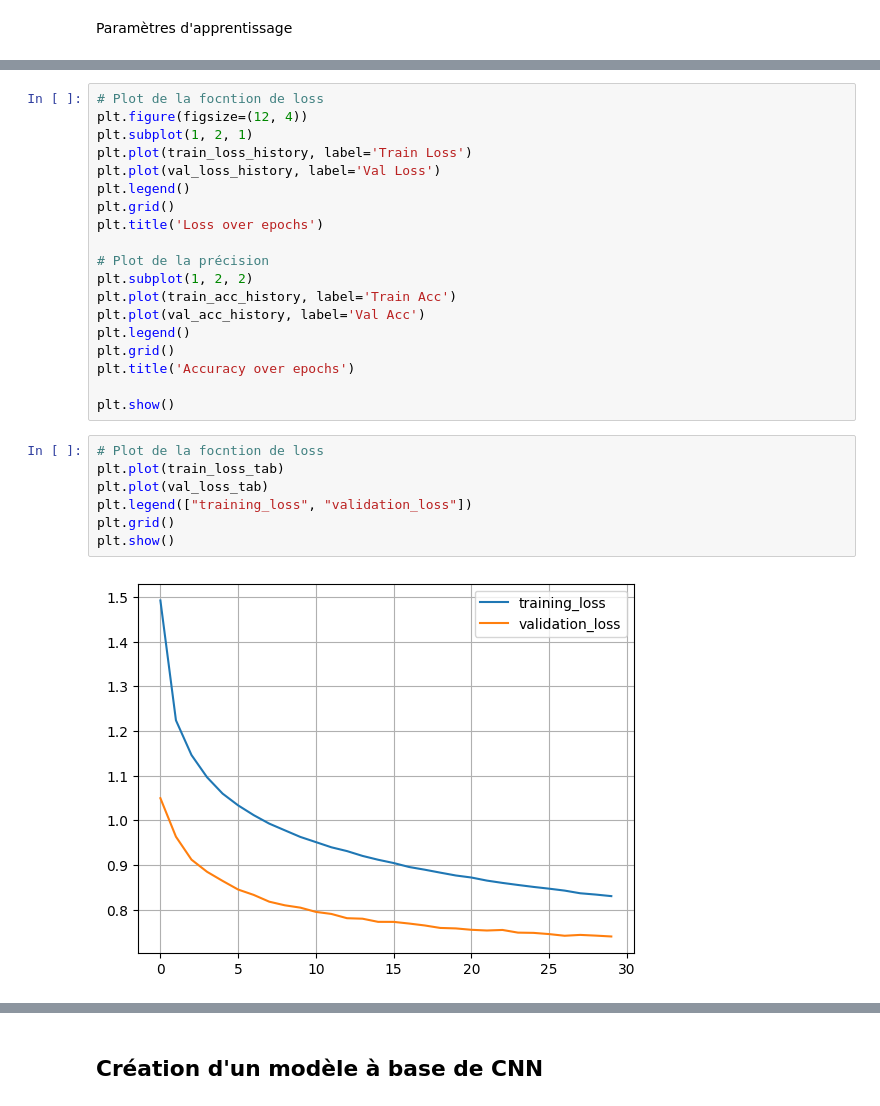
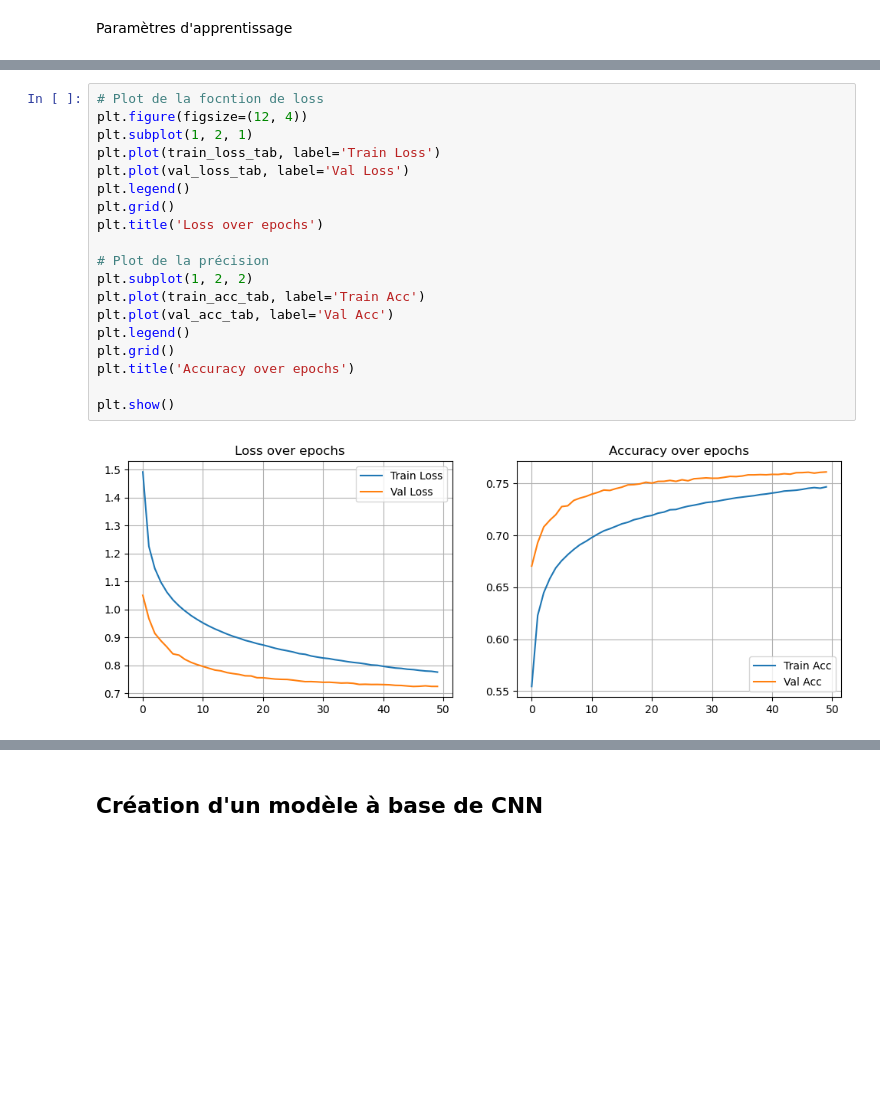
Before and after one commit to 0Pedrh0/Automatic_Speech_Processing, a Jupyter notebook: Projet_3EN_TSI_2025_DNN_TIMIT_Hanni_Benarib_vf.ipynb, the cells around one changed output, grey strips where cells are left out. Saved outputs shown, nothing was run; the diff lists cells and outputs as text; blank space fills up the shorter version.

```diff
--- a/Projet_3EN_TSI_2025_DNN_TIMIT_Hanni_Benarib_vf.ipynb
+++ b/Projet_3EN_TSI_2025_DNN_TIMIT_Hanni_Benarib_vf.ipynb
@@ -325,28 +309,21 @@ saving model with acc 0.756
 # %%
 # Plot de la focntion de loss
 plt.figure(figsize=(12, 4))
 plt.subplot(1, 2, 1)
-plt.plot(train_loss_history, label='Train Loss')
-plt.plot(val_loss_history, label='Val Loss')
+plt.plot(train_loss_tab, label='Train Loss')
+plt.plot(val_loss_tab, label='Val Loss')
 plt.legend()
 plt.grid()
 plt.title('Loss over epochs')
 
 # Plot de la précision
 plt.subplot(1, 2, 2)
-plt.plot(train_acc_history, label='Train Acc')
-plt.plot(val_acc_history, label='Val Acc')
+plt.plot(train_acc_tab, label='Train Acc')
+plt.plot(val_acc_tab, label='Val Acc')
 plt.legend()
 plt.grid()
 plt.title('Accuracy over epochs')
 
 plt.show()
+# %% [output]
+[figure, added]
-# %%
-# Plot de la focntion de loss
-plt.plot(train_loss_tab)
-plt.plot(val_loss_tab)
-plt.legend(["training_loss", "validation_loss"])
-plt.grid()
-plt.show()
-# %% [output]
-[figure, removed]
```
Also changed, not shown: parts of 15 cells of this notebook.
